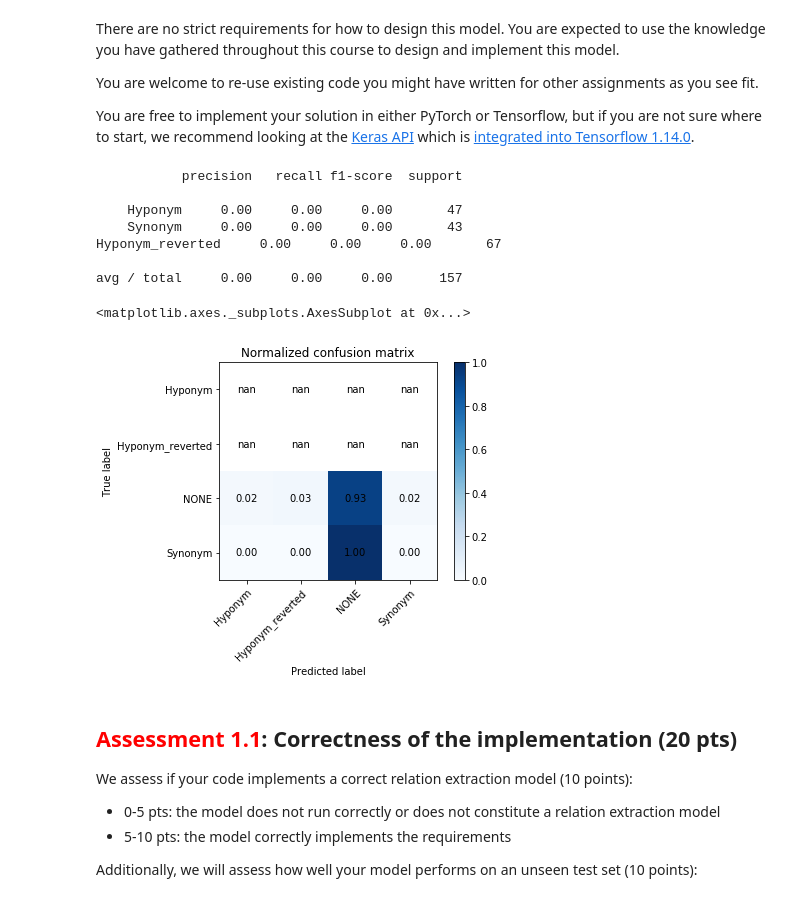
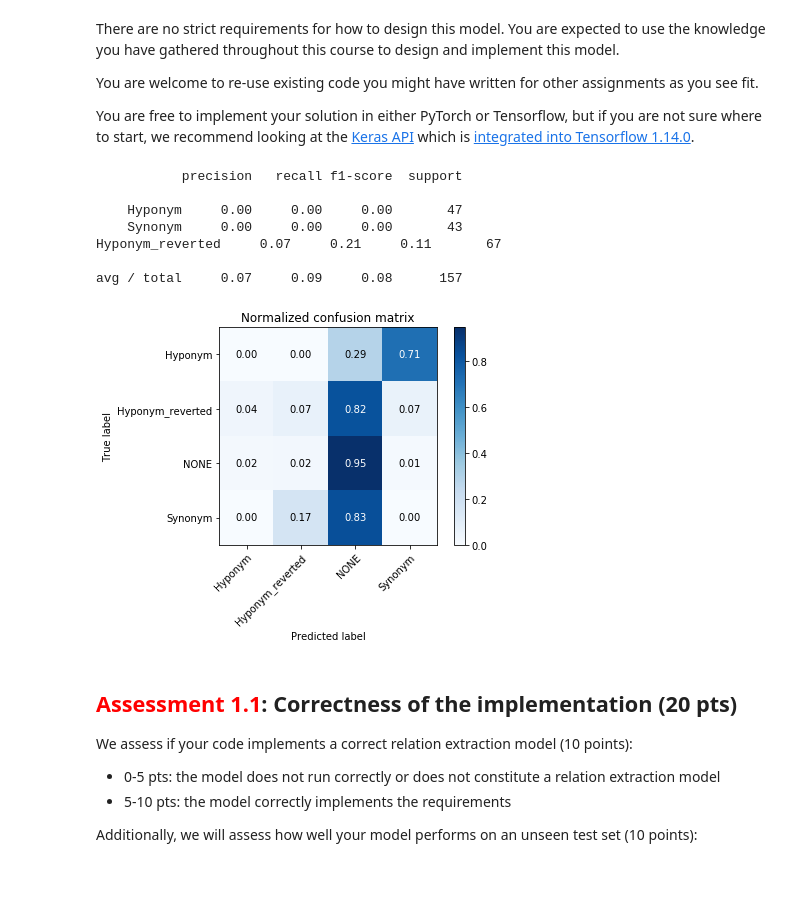
Before and after one commit to UsernamePSQ/nlp_final, a Jupyter notebook: stat-nlp-book/assignments/2019/final_assignment/problem/final_assignment.ipynb, the cells around one changed output. Drawn from its saved outputs; the diff is of its cells as text; code cells hidden in the pictures.

```diff
--- a/stat-nlp-book/assignments/2019/final_assignment/problem/final_assignment.ipynb
+++ b/stat-nlp-book/assignments/2019/final_assignment/problem/final_assignment.ipynb
@@ -314,12 +309,12 @@ def dataX_Y_format(data, nlp_language = nlp, maxvocab = 4092, indices = False, e
 # %%
 from pickle import load, dump
 
-data_m_XY = dataX_Y_format(train_data,indices = True)
-data_m_XY_dev = dataX_Y_format(dev_data,indices = True)
-dump(data_m_XY, open('Extra_files/resources/train_ind.pkl', 'wb'))
+# data_m_XY = dataX_Y_format(train_data,indices = True)
+# data_m_XY_dev = dataX_Y_format(dev_data,indices = True)
+# dump(data_m_XY, open('Extra_files/resources/train_ind.pkl', 'wb'))
 
-# data_m_XY = load(open('Extra_files/resources/train_ind.pkl', 'rb'))
-# data_m_XY_dev = load(open('Extra_files/resources/dev_ind.pkl', 'rb'))
+data_m_XY = load(open('Extra_files/resources/train_ind.pkl', 'rb'))
+data_m_XY_dev = load(open('Extra_files/resources/dev_ind.pkl', 'rb'))
 train_keys = set(train_data.keys())
 dev_keys = set(dev_data.keys())
 
@@ -349,8 +344,8 @@ I will plot the distribution of labels before downscaling, upscaling, and after.
 # %%
 # x = cached_data_format(train_data)  # should happen instantly
 # %%
-train_X = data_m_XY['data_X']
-train_Y = data_m_XY['data_Y']
+train_X = data_m_XY2['data_X']
+train_Y = data_m_XY2['data_Y']
 # %%
 dev_X = data_m_XY_dev['data_X']
 dev_Y = data_m_XY_dev['data_Y']
@@ -523,7 +518,7 @@ def make_predictions(model, data, return_raw = False):
     ### Reformat and extract 'data_X'
 #     data_m_XY = dataX_Y_format(data,indices = True)
 #     data_X = data_m_XY['data_X']
-    local_data_m_XY = deepcopy(data_m_XY)
+    local_data_m_XY = deepcopy(data_m_XY_dev)
     #### TENSORFLOW MODEL (BEGIN) ------------------------------------------
 
 #     predictions = data_m_XY['data_Y'] #The perfect model, this works
@@ -556,24 +551,24 @@ train_model(model, train_data, dev_data)
 # %%
 ## THIS CELL TESTS THAT EVERYTHING WORKS AS EXPECTED (WITH F1-SCORE COPIED FROM CALCULATE-MEASURES) #####
 from Extra_files.modules.helpers import f1_score_ala_calc_measures
 
 #Make predictions
-y_pred = make_predictions(model, dev_data, return_raw = True)['data_Y']
+y_base = make_predictions(model, dev_data, return_raw = True)['data_Y']
 y_true = dev_Y
 
 #Plot
-f1_score_ala_calc_measures(y_true, y_pred)
-plot_confusion_matrix(y_pred, y_true, n_labels=None,normalize=True)
+f1_score_ala_calc_measures(y_true, y_base)
+plot_confusion_matrix(y_base, y_true, n_labels=None,normalize=True)
+plt.show()
 # %% [output]
            precision   recall f1-score  support
 
     Hyponym     0.00     0.00     0.00       47
     Synonym     0.00     0.00     0.00       43
-Hyponym_reverted     0.00     0.00     0.00       67
+Hyponym_reverted     0.07     0.21     0.11       67
 
-avg / total     0.00     0.00     0.00      157
+avg / total     0.07     0.09     0.08      157
-<matplotlib.axes._subplots.AxesSubplot at 0x...>
-[figure, old version]
+[figure, new version]
 # %%
 ## This runs the correct calculateMeasures (which might not work yet due to illegal relations) #####
 #Load data
```
Also changed, not shown: parts of 7 cells of this notebook.
